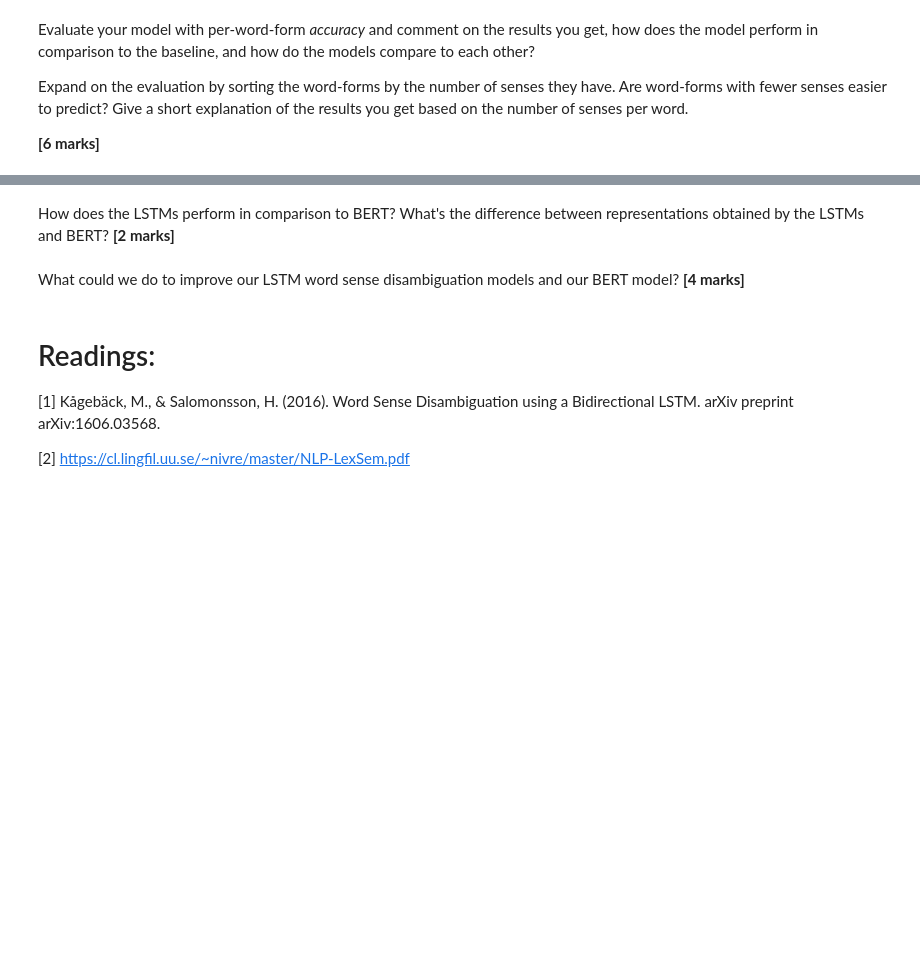
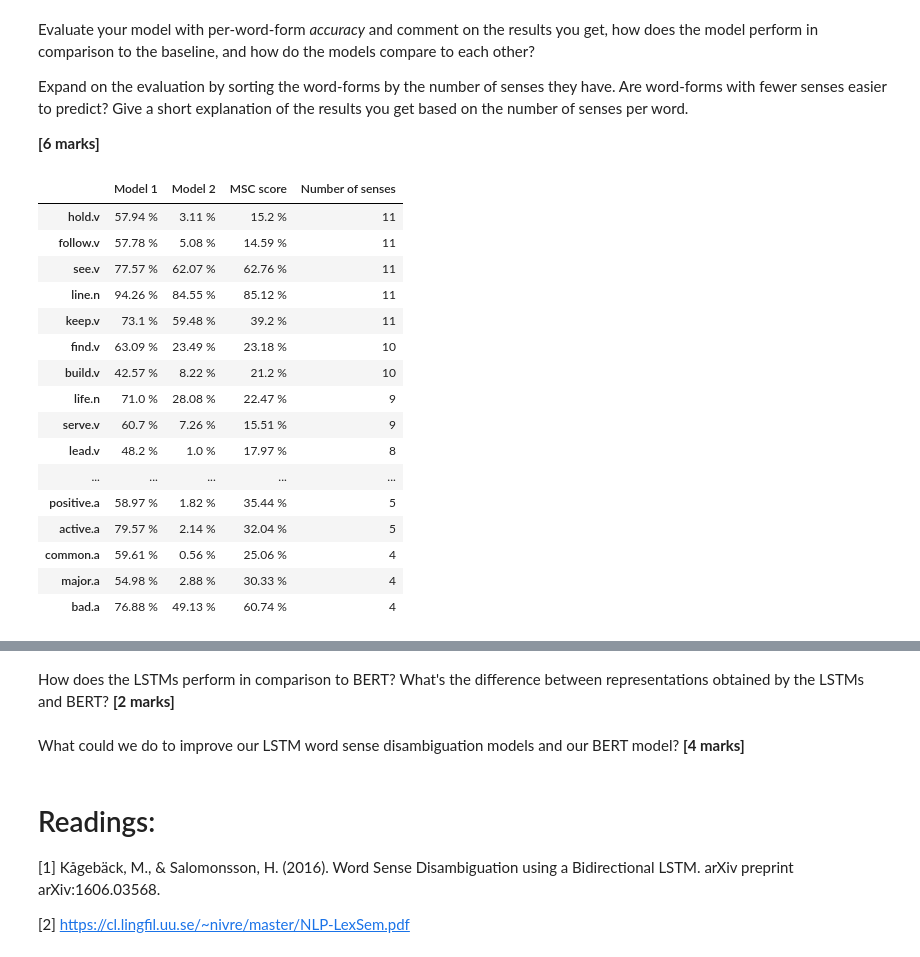
Before and after one commit to anna-page/computational-semantics-vt21, a Jupyter notebook: group_1/assignment-04/klara_bastedt/04-word-sense-disambiguation.ipynb, the cells around one changed output, grey strips where cells are left out. Drawn from its saved outputs; the diff is of its cells as text; code cells hidden in the pictures; blank space fills up the shorter version.

Commit message:
Fixed model 1 & 2 + evaluation

```diff
--- a/group_1/assignment-04/klara_bastedt/04-word-sense-disambiguation.ipynb
+++ b/group_1/assignment-04/klara_bastedt/04-word-sense-disambiguation.ipynb
@@ -111,15 +112,17 @@ def mcs_baseline(data):
                     d[row[0]] += 1
         word_forms_dict[word_form] = d
 
+    word_sense_counts = dict.fromkeys(word_forms_unique, 0)
     baseline_dict = dict.fromkeys(word_forms_unique, 0)
     for word_form, word_sense_dict in word_forms_dict.items():
         total = []
+        word_sense_counts[word_form] = len(word_sense_dict)
         for word_sense, count in word_sense_dict.items():
             total.append(count)
-        baseline_dict[word_form] = (max(total)/sum(total))
+        baseline_dict[word_form] = str(np.round((max(total)/sum(total)) * 100,2))+' %'
 
-    return baseline_dict
+    return baseline_dict, word_sense_counts
 
-baseline_dict = mcs_baseline('wsd-data/wsd_data.txt')
+baseline_dict, word_sense_counts = mcs_baseline('wsd-data/wsd_data.txt')
 print(baseline_dict)
 # %% [output]
@@ -230,16 +229,14 @@ class WSDModel_approach1(nn.Module):
         self.LSTM = nn.LSTM(i_dim, o_dim, batch_first=True, bidirectional=True)
         self.classifier = nn.Linear(o_dim*2, num_labels)
 
-    def forward(self, batch):
-        embedded_batch = self.embeddings(batch.context)
-        context_representation, _ = self.LSTM(embedded_batch)
-        print('context representation',context_representation.shape)
-        position = batch.position
-        print('position',position.shape)
-        target_word = context_representation[:,position[0],:]
-        predicted_sense = self.classifier(target_word)
+    def forward(self, context, word_index):
 
-        return predicted_sense
+        embedded_batch = self.embeddings(context)
+        contextualized_embedding, (hn, cn) = self.LSTM(embedded_batch)
+        output = contextualized_embedding[torch.arange(contextualized_embedding.size(0)), word_index]
+        output = self.classifier(output)
+
+        return output
 # %% [markdown]
 In the second approach to WSD, you are to predict the word sense based on the final hidden state given by the RNN. **[5 marks]**
 # %%
@@ -275,12 +391,5 @@ Implement the training and testing of the model **[4 marks]**
 # %%
 ### TRAIN MODEL 2
-
-train_iter, test_iter, WORDSENSE, LEMMA, POSITION, CONTEXT = dataloader('.', hyperparameters['batch_size'])
-
-loss_function = nn.CrossEntropyLoss()
-
-num_words = len(CONTEXT.vocab)
-num_labels = len(WORDSENSE.vocab)
 
 model2 = WSDModel_approach2(
         num_words=len(CONTEXT.vocab),
@@ -291,7 +400,7 @@ model2 = WSDModel_approach2(
 model2.to(device)
 
 optimizer = optim.Adam(
-            model.parameters(),
+            model2.parameters(),
             lr=hyperparameters['learning_rate'])
 
 model2.train()
@@ -438,3 +552,27 @@ Evaluate your model with per-word-form *accuracy* and comment on the results you
 Expand on the evaluation by sorting the word-forms by the number of senses they have. Are word-forms with fewer senses easier to predict? Give a short explanation of the results you get based on the number of senses per word.
 
 **[6 marks]**
+# %%
+df = pd.DataFrame([accuracy2_model1,accuracy2_model2,baseline_dict,word_sense_counts])
+results = pd.DataFrame.transpose(df)
+results.columns = ['Model 1', 'Model 2', 'MSC score', 'Number of senses']
+results = results.sort_values('Number of senses',ascending=False)
+results
+# %% [output]
+|  | Model 1 | Model 2 | MSC score | Number of senses |
+| hold.v | 57.94 % | 3.11 % | 15.2 % | 11 |
+| follow.v | 57.78 % | 5.08 % | 14.59 % | 11 |
+| see.v | 77.57 % | 62.07 % | 62.76 % | 11 |
+| line.n | 94.26 % | 84.55 % | 85.12 % | 11 |
+| keep.v | 73.1 % | 59.48 % | 39.2 % | 11 |
+| find.v | 63.09 % | 23.49 % | 23.18 % | 10 |
+| build.v | 42.57 % | 8.22 % | 21.2 % | 10 |
+| life.n | 71.0 % | 28.08 % | 22.47 % | 9 |
+| serve.v | 60.7 % | 7.26 % | 15.51 % | 9 |
+| lead.v | 48.2 % | 1.0 % | 17.97 % | 8 |
+| ... | ... | ... | ... | ... |
+| positive.a | 58.97 % | 1.82 % | 35.44 % | 5 |
+| active.a | 79.57 % | 2.14 % | 32.04 % | 5 |
+| common.a | 59.61 % | 0.56 % | 25.06 % | 4 |
+| major.a | 54.98 % | 2.88 % | 30.33 % | 4 |
+| bad.a | 76.88 % | 49.13 % | 60.74 % | 4 |
```
Also changed, not shown: parts of 11 cells of this notebook.
